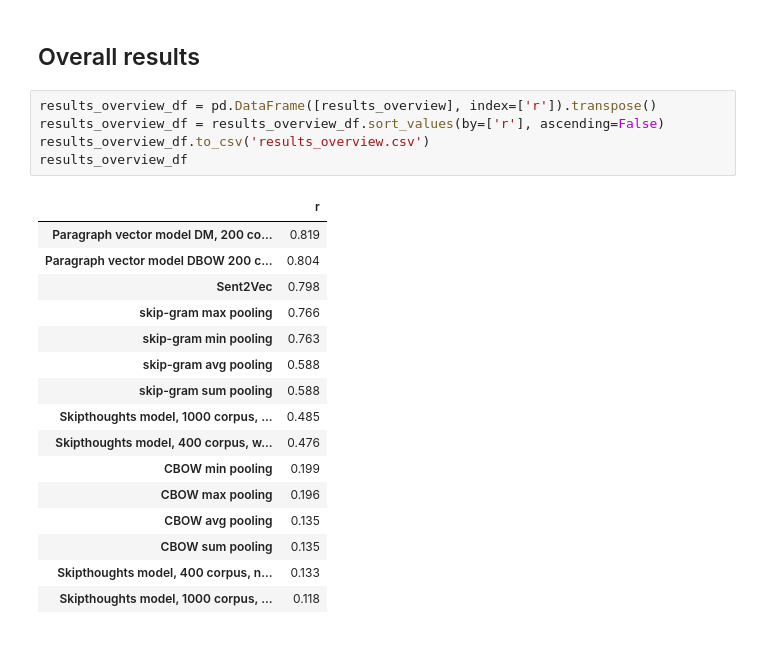
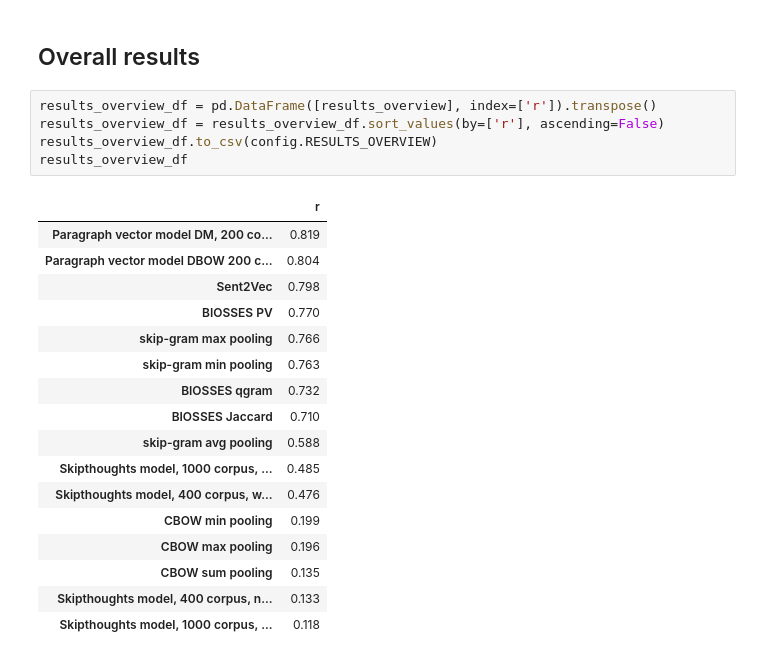
Before and after one commit to kathrinblagec/neural-sentence-embedding-models-for-biomedical-applications, a Jupyter notebook: Neural-sentence-embedding-models.ipynb, the cells around one changed output. Saved outputs shown, nothing was run; the diff lists cells and outputs as text.

```diff
--- a/Neural-sentence-embedding-models.ipynb
+++ b/Neural-sentence-embedding-models.ipynb
@@ -494,22 +315,23 @@ p-value: 5.611058294380187e-20
 # %%
 results_overview_df = pd.DataFrame([results_overview], index=['r']).transpose()
 results_overview_df = results_overview_df.sort_values(by=['r'], ascending=False)
-results_overview_df.to_csv('results_overview.csv')
+results_overview_df.to_csv(config.RESULTS_OVERVIEW)
 results_overview_df
 # %% [output]
 |  | r |
 | Paragraph vector model DM, 200 co... | 0.819 |
 | Paragraph vector model DBOW 200 c... | 0.804 |
 | Sent2Vec | 0.798 |
+| BIOSSES PV | 0.770 |
 | skip-gram max pooling | 0.766 |
 | skip-gram min pooling | 0.763 |
+| BIOSSES qgram | 0.732 |
+| BIOSSES Jaccard | 0.710 |
 | skip-gram avg pooling | 0.588 |
-| skip-gram sum pooling | 0.588 |
 | Skipthoughts model, 1000 corpus, ... | 0.485 |
 | Skipthoughts model, 400 corpus, w... | 0.476 |
 | CBOW min pooling | 0.199 |
 | CBOW max pooling | 0.196 |
-| CBOW avg pooling | 0.135 |
 | CBOW sum pooling | 0.135 |
 | Skipthoughts model, 400 corpus, n... | 0.133 |
 | Skipthoughts model, 1000 corpus, ... | 0.118 |
```
Also changed, not shown: parts of 27 cells of this notebook, 5 other files.
